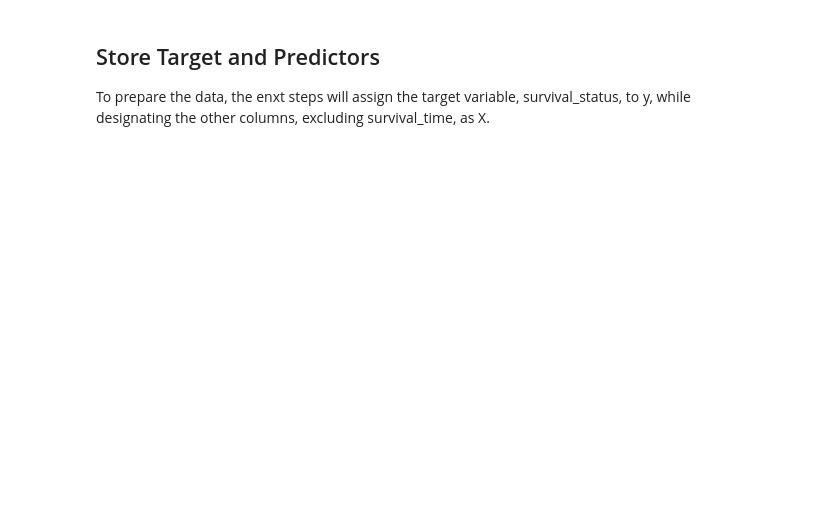
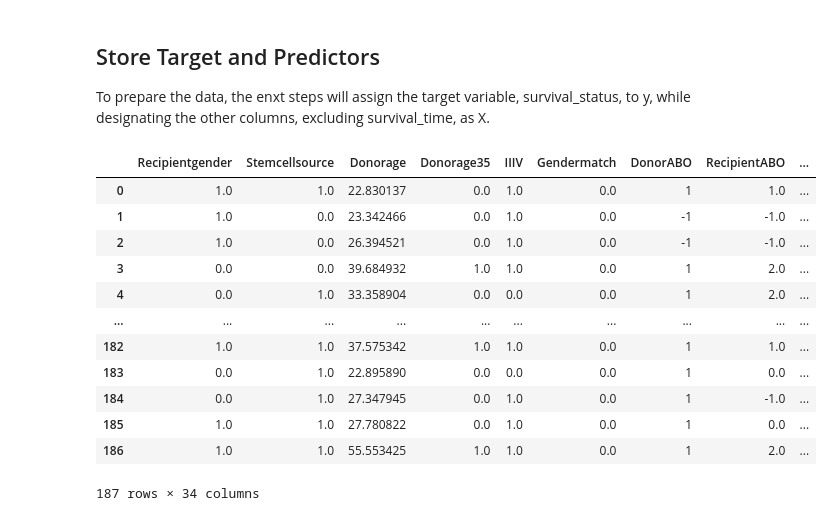
Before and after one commit to tyrantdavis/building-ml-pipelines, a Jupyter notebook: pipeline.ipynb, the cells around one changed output. Saved outputs shown, nothing was run; the diff lists cells and outputs as text; code cells hidden in the pictures; blank space fills up the shorter version.

```diff
--- a/pipeline.ipynb
+++ b/pipeline.ipynb
@@ -132,4 +147,20 @@ y = df.survival_status
 
 """Capture the preditor variables - X"""
 
-X = df.drop(columns=["survival_status", "survival_time"], inplace=True)
+X = df.drop(columns=["survival_time", "survival_status"])
+# %%
+X
+# %% [output]
+|  | Recipientgender | Stemcellsource | Donorage | Donorage35 | IIIV | Gendermatch | DonorABO | RecipientABO | ... |
+| 0 | 1.0 | 1.0 | 22.830137 | 0.0 | 1.0 | 0.0 | 1 | 1.0 | ... |
+| 1 | 1.0 | 0.0 | 23.342466 | 0.0 | 1.0 | 0.0 | -1 | -1.0 | ... |
+| 2 | 1.0 | 0.0 | 26.394521 | 0.0 | 1.0 | 0.0 | -1 | -1.0 | ... |
+| 3 | 0.0 | 0.0 | 39.684932 | 1.0 | 1.0 | 0.0 | 1 | 2.0 | ... |
+| 4 | 0.0 | 1.0 | 33.358904 | 0.0 | 0.0 | 0.0 | 1 | 2.0 | ... |
+| ... | ... | ... | ... | ... | ... | ... | ... | ... | ... |
+| 182 | 1.0 | 1.0 | 37.575342 | 1.0 | 1.0 | 0.0 | 1 | 1.0 | ... |
+| 183 | 0.0 | 1.0 | 22.895890 | 0.0 | 0.0 | 0.0 | 1 | 0.0 | ... |
+| 184 | 0.0 | 1.0 | 27.347945 | 0.0 | 1.0 | 0.0 | 1 | -1.0 | ... |
+| 185 | 1.0 | 1.0 | 27.780822 | 0.0 | 1.0 | 0.0 | 1 | 0.0 | ... |
+| 186 | 1.0 | 1.0 | 55.553425 | 1.0 | 1.0 | 0.0 | 1 | 2.0 | ... |
+187 rows × 34 columns
```
Also changed, not shown: parts of 7 cells of this notebook.
